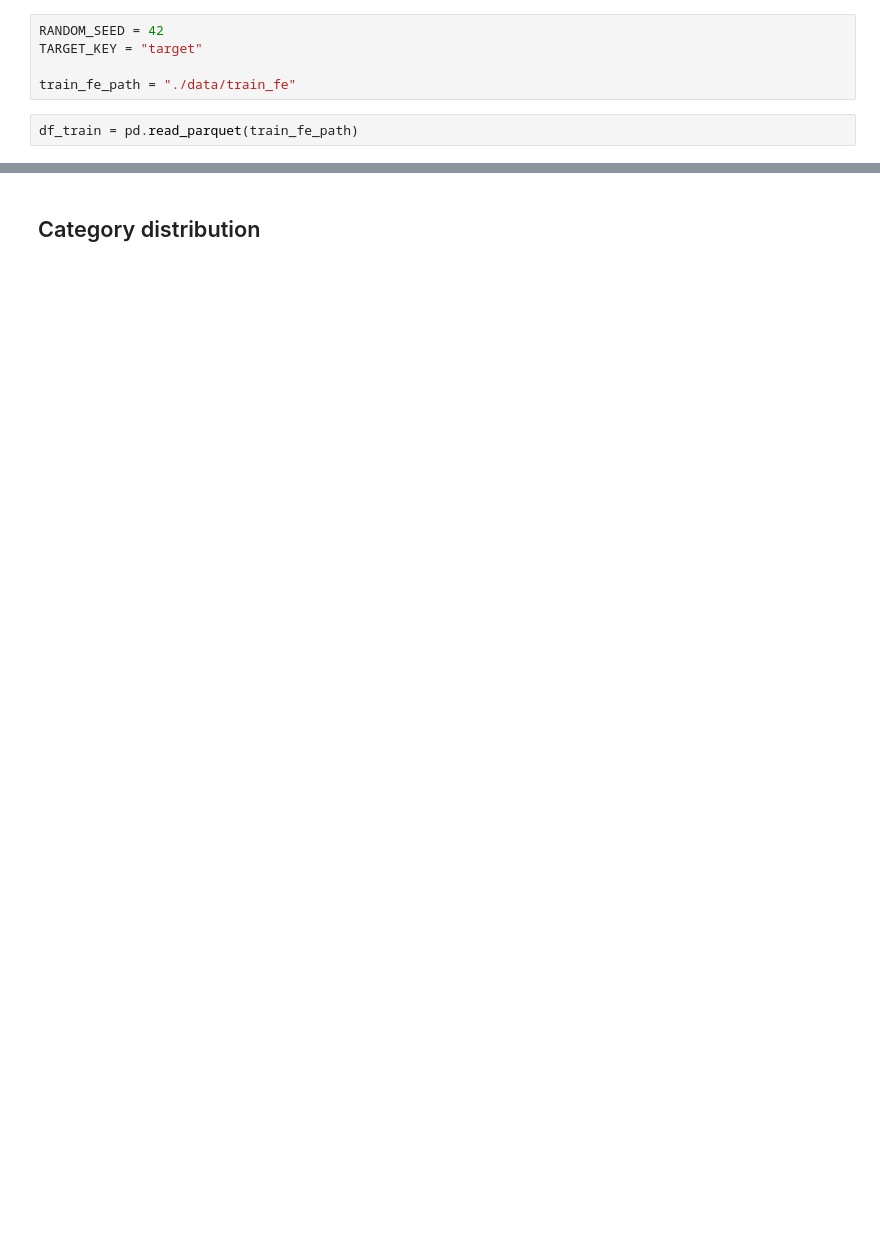
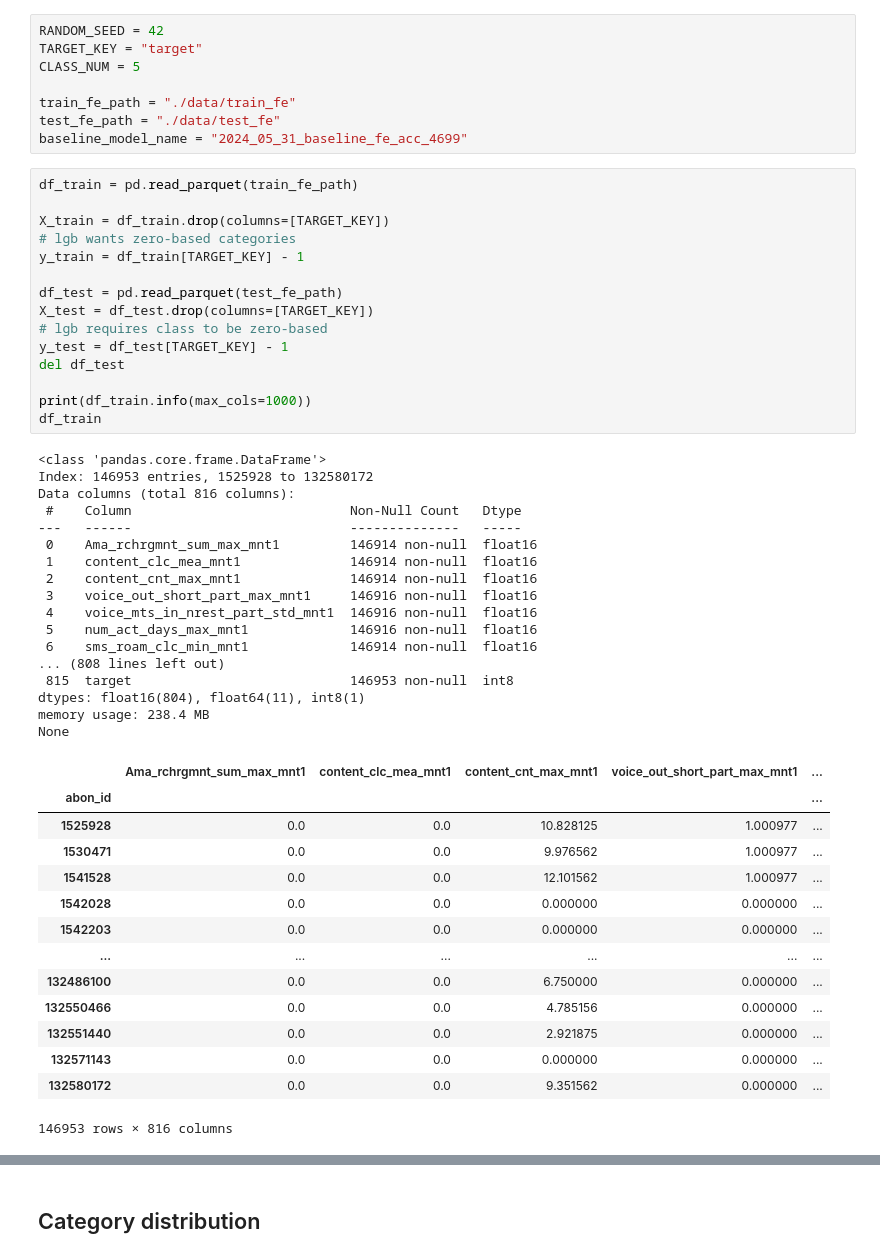
Before and after one commit to SleepWalker/bdl5-2024-ml-final-project, a Jupyter notebook: 04_01_fe_eda.ipynb, the cells around one changed output, grey strips where cells are left out. Saved outputs shown, nothing was run; the diff lists cells and outputs as text; blank space fills up the shorter version.

```diff
--- a/04_01_fe_eda.ipynb
+++ b/04_01_fe_eda.ipynb
@@ -7,7 +14,55 @@ import plotly.express as px
 # %%
 RANDOM_SEED = 42
 TARGET_KEY = "target"
+CLASS_NUM = 5
 
 train_fe_path = "./data/train_fe"
+test_fe_path = "./data/test_fe"
+baseline_model_name = "2024_05_31_baseline_fe_acc_4699"
-# %%
-df_train = pd.read_parquet(train_fe_path)
+# %%
+df_train = pd.read_parquet(train_fe_path)
+
+X_train = df_train.drop(columns=[TARGET_KEY])
+# lgb wants zero-based categories
+y_train = df_train[TARGET_KEY] - 1
+
+df_test = pd.read_parquet(test_fe_path)
+X_test = df_test.drop(columns=[TARGET_KEY])
+# lgb requires class to be zero-based
+y_test = df_test[TARGET_KEY] - 1
+del df_test
+
+print(df_train.info(max_cols=1000))
+df_train
+# %% [output]
+<class 'pandas.core.frame.DataFrame'>
+Index: 146953 entries, 1525928 to 132580172
+Data columns (total 816 columns):
+ #    Column                            Non-Null Count   Dtype
+---   ------                            --------------   -----
+ 0    Ama_rchrgmnt_sum_max_mnt1         146914 non-null  float16
+ 1    content_clc_mea_mnt1              146914 non-null  float16
+ 2    content_cnt_max_mnt1              146914 non-null  float16
+ 3    voice_out_short_part_max_mnt1     146916 non-null  float16
+ 4    voice_mts_in_nrest_part_std_mnt1  146916 non-null  float16
+ 5    num_act_days_max_mnt1             146916 non-null  float16
+ 6    sms_roam_clc_min_mnt1             146914 non-null  float16
+... (808 lines left out)
+ 815  target                            146953 non-null  int8
+dtypes: float16(804), float64(11), int8(1)
+memory usage: 238.4 MB
+None
+|  | Ama_rchrgmnt_sum_max_mnt1 | content_clc_mea_mnt1 | content_cnt_max_mnt1 | voice_out_short_part_max_mnt1 | ... |
+| abon_id |  |  |  |  | ... |
+| 1525928 | 0.0 | 0.0 | 10.828125 | 1.000977 | ... |
+| 1530471 | 0.0 | 0.0 | 9.976562 | 1.000977 | ... |
+| 1541528 | 0.0 | 0.0 | 12.101562 | 1.000977 | ... |
+| 1542028 | 0.0 | 0.0 | 0.000000 | 0.000000 | ... |
+| 1542203 | 0.0 | 0.0 | 0.000000 | 0.000000 | ... |
+| ... | ... | ... | ... | ... | ... |
+| 132486100 | 0.0 | 0.0 | 6.750000 | 0.000000 | ... |
+| 132550466 | 0.0 | 0.0 | 4.785156 | 0.000000 | ... |
+| 132551440 | 0.0 | 0.0 | 2.921875 | 0.000000 | ... |
+| 132571143 | 0.0 | 0.0 | 0.000000 | 0.000000 | ... |
+| 132580172 | 0.0 | 0.0 | 9.351562 | 0.000000 | ... |
+146953 rows × 816 columns
```
Also changed, not shown: parts of 20 cells of this notebook, 14 other files.
